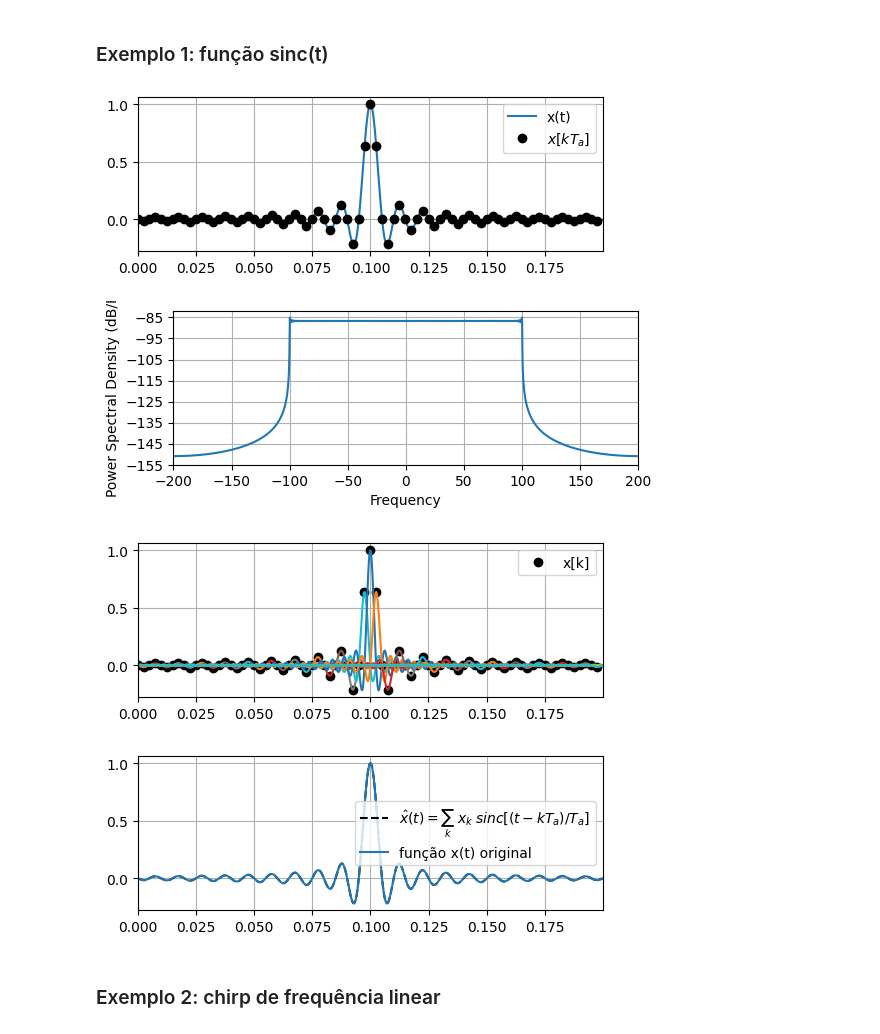
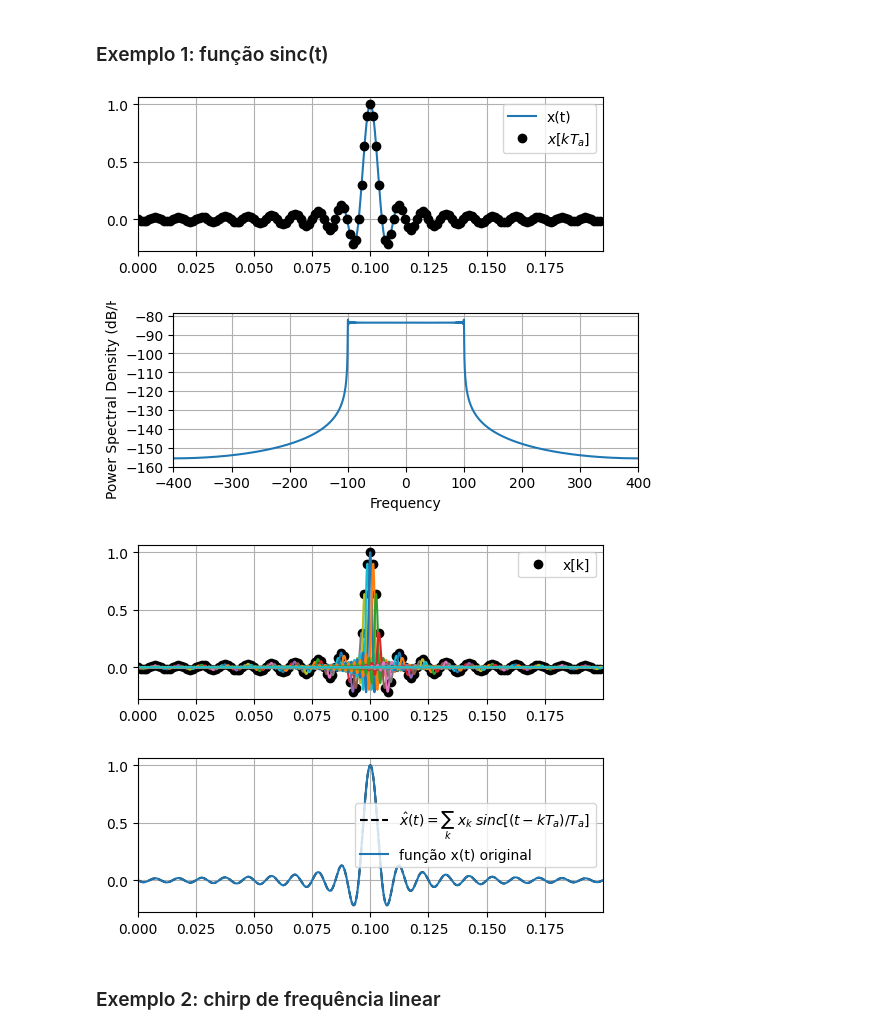
Before and after one commit to edsonportosilva/TDI, a Jupyter notebook: jupyter/1 - Transmissores e modulações digitais.ipynb, the cells around one changed output. Drawn from its saved outputs; the diff is of its cells as text; code cells hidden in the pictures.

```diff
--- a/jupyter/1 - Transmissores e modulações digitais.ipynb
+++ b/jupyter/1 - Transmissores e modulações digitais.ipynb
@@ -294,33 +294,33 @@ $$
 # %% [markdown]
 ### Exemplo 1: função sinc(t)
 # %%
-Fa = 400   # frequência de amostragem
+Fa = 800   # frequência de amostragem
 B  = 100   # banda da sinc
 Ta = 1/Fa  # período de amostragem
 
 t = np.arange(0, 0.2, Ta/16) # duração do sinal [s]
 d = t.size/2
 x = np.sinc(2*B*(t-d*(Ta/16)))
 
 # sinal amostrado com frequência de amostragem fa
 xa = x[::16]
 ta = t[::16]
 
 plt.figure()
 plt.plot(t, x,'-', label = 'x(t)')
 plt.plot(ta, xa,'ko', label = '$x[kT_a]$')
 plt.grid()
 plt.legend()
 plt.xlim(min(t), max(t))
 
 # plota psd
 x_psd = np.sinc(2*B*((np.arange(0, 2000)*Ta)-1000*Ta))
 plt.figure();
 plt.psd(x_psd, Fs=Fa, NFFT = 16*1024, sides='twosided')
 plt.xlim(-Fa/2, Fa/2);
 # %% [output]
-[figure, old version]
+[figure, new version]
-[figure, old version]
+[figure, new version]
 # %%
 def sincInterp(x, fa):
 
@@ -355,7 +355,7 @@ plt.xlim(min(t), max(t))
 plt.grid()
 plt.legend();
 # %% [output]
-[figure, old version]
+[figure, new version]
 [figure]
 # %% [markdown]
 ### Exemplo 2: chirp de frequência linear
```
Also changed, not shown: parts of 5 cells of this notebook.
